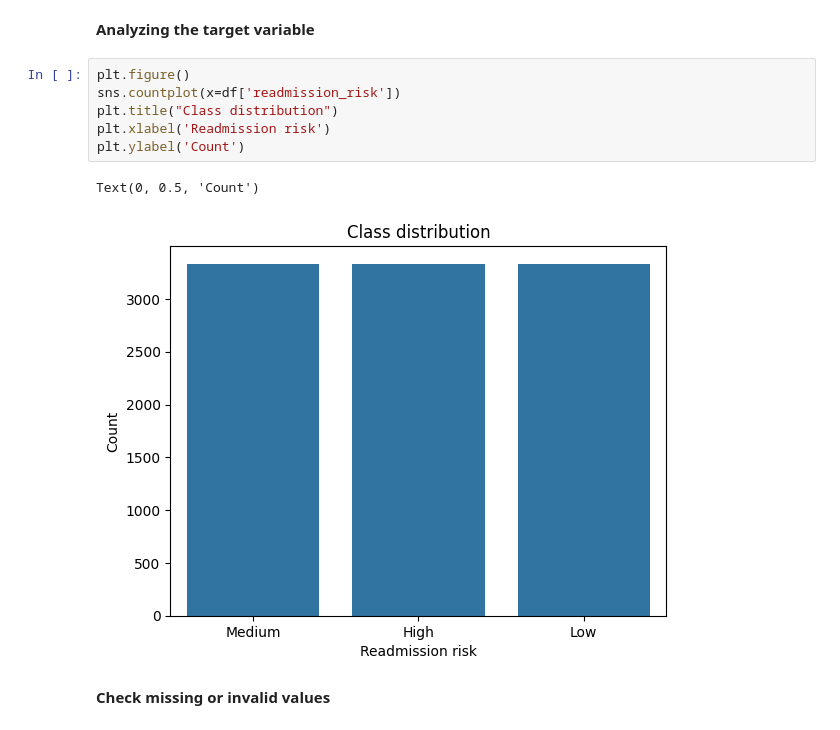
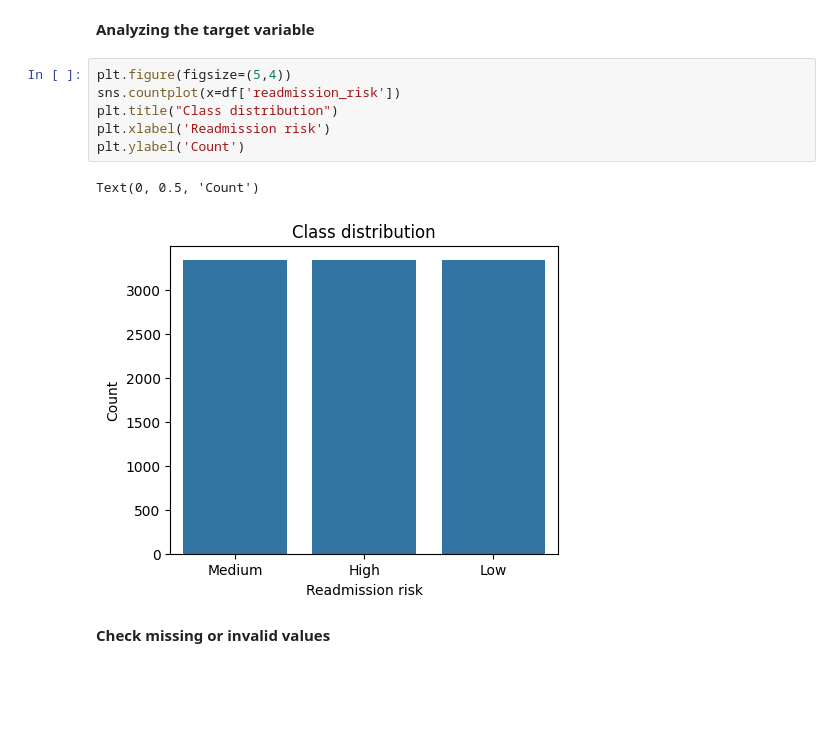
Before and after one commit to irinaradanovic/Hospital-Readmission-Risk-Prediction-ML-Classification-Project, a Jupyter notebook: hospital_readmission_risk.ipynb, the cells around one changed output. Drawn from its saved outputs; the diff is of its cells as text; blank space fills up the shorter version.

```diff
--- a/hospital_readmission_risk.ipynb
+++ b/hospital_readmission_risk.ipynb
@@ -52,14 +67,14 @@ dtype: object
 # %% [markdown]
 **Analyzing the target variable**
 # %%
-plt.figure()
+plt.figure(figsize=(5,4))
 sns.countplot(x=df['readmission_risk'])
 plt.title("Class distribution")
 plt.xlabel('Readmission risk')
 plt.ylabel('Count')
 # %% [output]
 Text(0, 0.5, 'Count')
-[figure, old version]
+[figure, new version]
 # %% [markdown]
 **Check missing or invalid values**
 # %%
```
Also changed, not shown: parts of 28 cells of this notebook.
